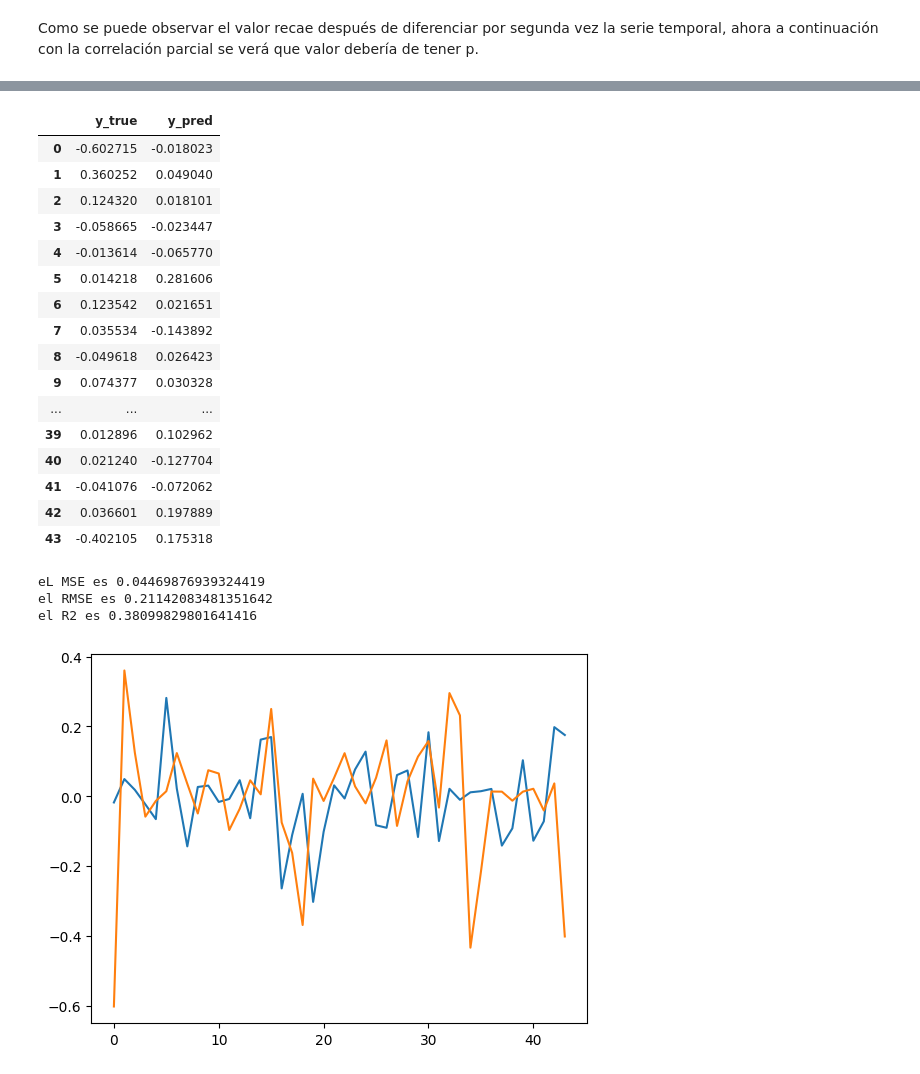
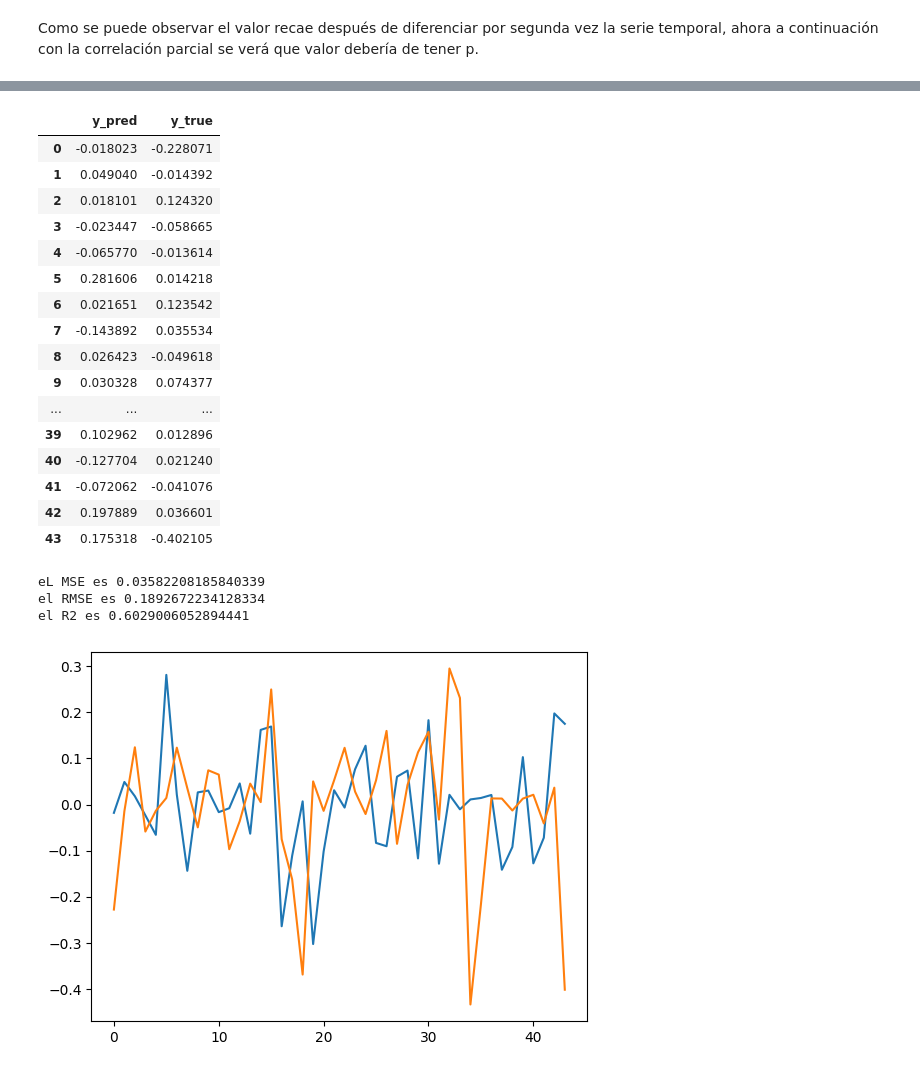
Before and after one commit to MarioJunque/CMI-Automatizado-Optimizado, a Jupyter notebook: projectSales.ipynb, the cells around one changed output, grey strips where cells are left out. Cells and saved outputs as stored; diff of their text form; code cells hidden in the pictures.

Commit message:
Mejorada la explicación, más precisa ahora

```diff
--- a/projectSales.ipynb
+++ b/projectSales.ipynb
@@ -119,18 +151,18 @@ Text(0.5, 1.0, 'Grafico de ganancias')
 # %%
 # Se aplica una transformación logarítmica a la serie temporal
 
-data3['data3_log'] = np.log(data3)
+data3_log = np.log(data3)
 
 plt.figure(figsize=(15,6))
-plt.plot(data3['data3_log'], lw=3, color="r",)
+plt.plot(data3_log, lw=3, color="r",)
 plt.title("Grafico de ganancias", fontsize=20)
 # %% [output]
 Text(0.5, 1.0, 'Grafico de ganancias')
 [figure]
 # %%
-# Diferenciación para estabilizar la media y que sea estable en el tiempo
+# Diferenciación para estabilizar la media, se puede observar ahora que está en 0
 
-data3_diff = np.diff(data3['data3_log'])
+data3_diff = np.diff(data3_log)
 
 plt.figure(figsize=(15,6))
 plt.plot(data3_diff, lw=3, color="r",)
@@ -211,33 +243,31 @@ Covariance Type:                            opg
 Warnings:
 [1] Covariance matrix calculated using the outer product of gradients (complex-step).
 # %%
-data_test = data3['data3_diff'][103:]    # Conjunto de test de la serie transformada
+data_test = data3_diff[103:]    # Conjunto de test de la serie transformada
 
-y_pred = pd.Series(model.forecast(44))   # Generación de previsiones
+y_pred = pd.Series(model.forecast(44))   # Generación de previsionesdata
 y_true = data_test                       # Valor real
 
-tabla = pd.DataFrame()        # Dataframe con una columna para valor real y otra para la previsión
-tabla ['y_true'] = y_true
-tabla ['y_pred'] = y_pred
+tabla = pd.DataFrame({'y_pred':y_pred ,'y_true':y_true})        # Dataframe con una columna para valor real y otra para la previsión
 tabla
 # %% [output]
-|  | y_true | y_pred |
-| 0 | -0.602715 | -0.018023 |
-| 1 | 0.360252 | 0.049040 |
-| 2 | 0.124320 | 0.018101 |
-| 3 | -0.058665 | -0.023447 |
-| 4 | -0.013614 | -0.065770 |
-| 5 | 0.014218 | 0.281606 |
-| 6 | 0.123542 | 0.021651 |
-| 7 | 0.035534 | -0.143892 |
-| 8 | -0.049618 | 0.026423 |
-| 9 | 0.074377 | 0.030328 |
+|  | y_pred | y_true |
+| 0 | -0.018023 | -0.228071 |
+| 1 | 0.049040 | -0.014392 |
+| 2 | 0.018101 | 0.124320 |
+| 3 | -0.023447 | -0.058665 |
+| 4 | -0.065770 | -0.013614 |
+| 5 | 0.281606 | 0.014218 |
+| 6 | 0.021651 | 0.123542 |
+| 7 | -0.143892 | 0.035534 |
+| 8 | 0.026423 | -0.049618 |
+| 9 | 0.030328 | 0.074377 |
 | ... | ... | ... |
-| 39 | 0.012896 | 0.102962 |
-| 40 | 0.021240 | -0.127704 |
-| 41 | -0.041076 | -0.072062 |
-| 42 | 0.036601 | 0.197889 |
-| 43 | -0.402105 | 0.175318 |
+| 39 | 0.102962 | 0.012896 |
+| 40 | -0.127704 | 0.021240 |
+| 41 | -0.072062 | -0.041076 |
+| 42 | 0.197889 | 0.036601 |
+| 43 | 0.175318 | -0.402105 |
 # %%
 # Generación de medidas del modelo
 
@@ -251,16 +281,16 @@ print('eL MSE es',mse)
 print('el RMSE es' ,rmse)
 print('el R2 es',np.abs(r2))
 # %% [output]
-eL MSE es 0.04469876939324419
-el RMSE es 0.21142083481351642
-el R2 es 0.38099829801641416
+eL MSE es 0.03582208185840339
+el RMSE es 0.1892672234128334
+el R2 es 0.6029006052894441
 # %%
 # Aqui se ve que se ajustan las predicciones a la realidad luego
 # se puede hacer de predicciones válidas de cara al futuro
 # y hacer una previsión real
 
-plt.plot(y_pred)
-plt.plot(y_true)
+plt.plot(tabla ['y_pred'])
+plt.plot(tabla ['y_true'])
 plt.show()
 # %% [output]
-[figure, old version]
+[figure, new version]
```
Also changed, not shown: parts of 6 cells of this notebook.
